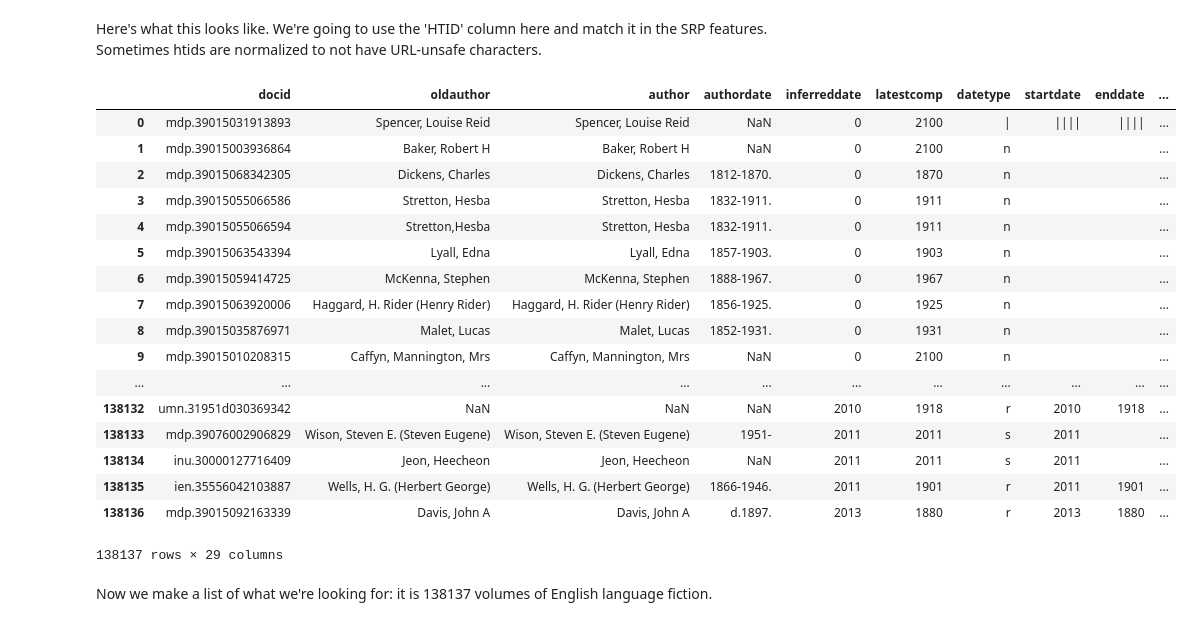
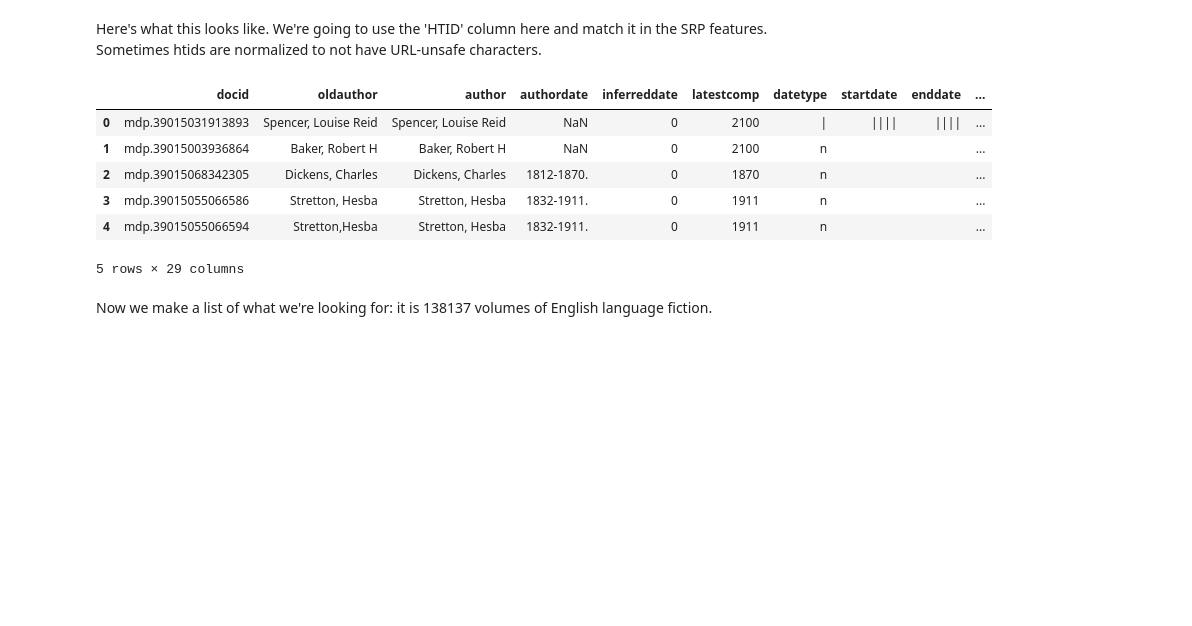
Before and after one commit to bmschmidt/pySRP, a Jupyter notebook: docs/Build Fiction Set.ipynb, the cells around one changed output. Saved outputs shown, nothing was run; the diff lists cells and outputs as text; code cells hidden in the pictures; blank space fills up the shorter version.

```diff
--- a/docs/Build Fiction Set.ipynb
+++ b/docs/Build Fiction Set.ipynb
@@ -28,26 +28,15 @@ underwood = pd.read_csv("https://raw.githubusercontent.com/tedunderwood/noveltmm
 Here's what this looks like. We're going to use the 'HTID' column here and match it in the SRP features. Sometimes htids are normalized to not have URL-unsafe characters.
 # %%
 underwood['htid'] = [volid.replace("+",":").replace("=", "/") for volid in underwood['docid']]
-underwood
+underwood[:5]
 # %% [output]
 |  | docid | oldauthor | author | authordate | inferreddate | latestcomp | datetype | startdate | enddate | ... |
 | 0 | mdp.39015031913893 | Spencer, Louise Reid | Spencer, Louise Reid | NaN | 0 | 2100 | | | |||| | |||| | ... |
 | 1 | mdp.39015003936864 | Baker, Robert H | Baker, Robert H | NaN | 0 | 2100 | n |  |  | ... |
 | 2 | mdp.39015068342305 | Dickens, Charles | Dickens, Charles | 1812-1870. | 0 | 1870 | n |  |  | ... |
 | 3 | mdp.39015055066586 | Stretton, Hesba | Stretton, Hesba | 1832-1911. | 0 | 1911 | n |  |  | ... |
 | 4 | mdp.39015055066594 | Stretton,Hesba | Stretton, Hesba | 1832-1911. | 0 | 1911 | n |  |  | ... |
-| 5 | mdp.39015063543394 | Lyall, Edna | Lyall, Edna | 1857-1903. | 0 | 1903 | n |  |  | ... |
-| 6 | mdp.39015059414725 | McKenna, Stephen | McKenna, Stephen | 1888-1967. | 0 | 1967 | n |  |  | ... |
-| 7 | mdp.39015063920006 | Haggard, H. Rider (Henry Rider) | Haggard, H. Rider (Henry Rider) | 1856-1925. | 0 | 1925 | n |  |  | ... |
-| 8 | mdp.39015035876971 | Malet, Lucas | Malet, Lucas | 1852-1931. | 0 | 1931 | n |  |  | ... |
-| 9 | mdp.39015010208315 | Caffyn, Mannington, Mrs | Caffyn, Mannington, Mrs | NaN | 0 | 2100 | n |  |  | ... |
-| ... | ... | ... | ... | ... | ... | ... | ... | ... | ... | ... |
-| 138132 | umn.31951d030369342 | NaN | NaN | NaN | 2010 | 1918 | r | 2010 | 1918 | ... |
-| 138133 | mdp.39076002906829 | Wison, Steven E. (Steven Eugene) | Wison, Steven E. (Steven Eugene) | 1951- | 2011 | 2011 | s | 2011 |  | ... |
-| 138134 | inu.30000127716409 | Jeon, Heecheon | Jeon, Heecheon | NaN | 2011 | 2011 | s | 2011 |  | ... |
-| 138135 | ien.35556042103887 | Wells, H. G. (Herbert George) | Wells, H. G. (Herbert George) | 1866-1946. | 2011 | 1901 | r | 2011 | 1901 | ... |
-| 138136 | mdp.39015092163339 | Davis, John A | Davis, John A | d.1897. | 2013 | 1880 | r | 2013 | 1880 | ... |
-138137 rows × 29 columns
+5 rows × 29 columns
 # %% [markdown]
 Now we make a list of what we're looking for: it is 138137 volumes of English language fiction.
 # %%
```
Also changed, not shown: parts of 1 cell of this notebook.
